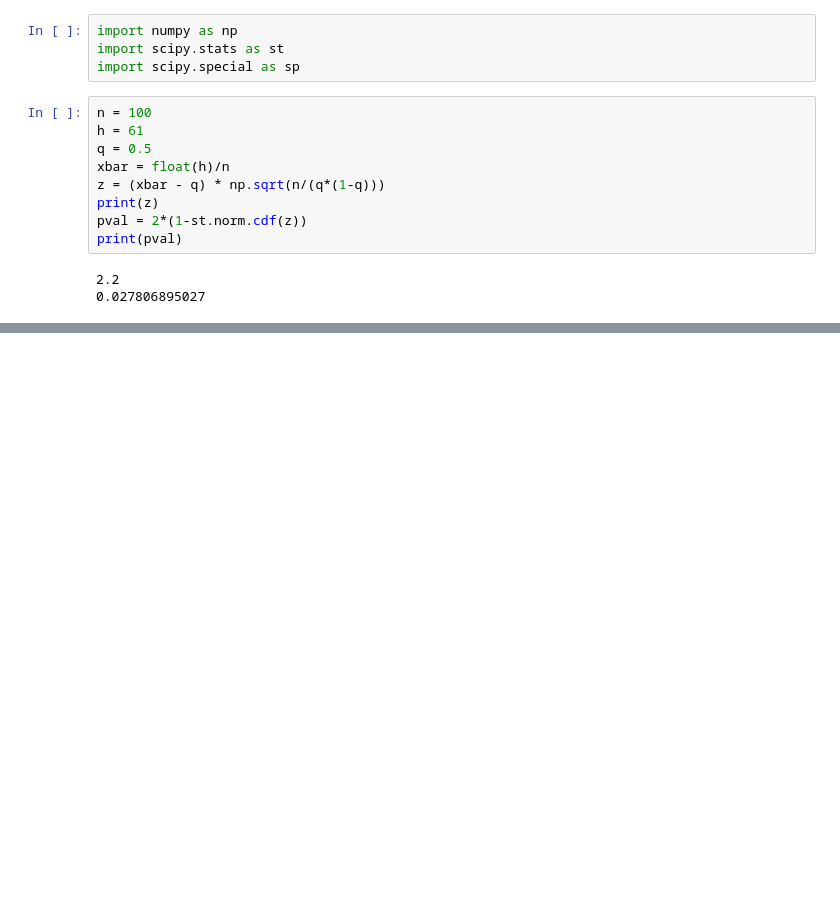
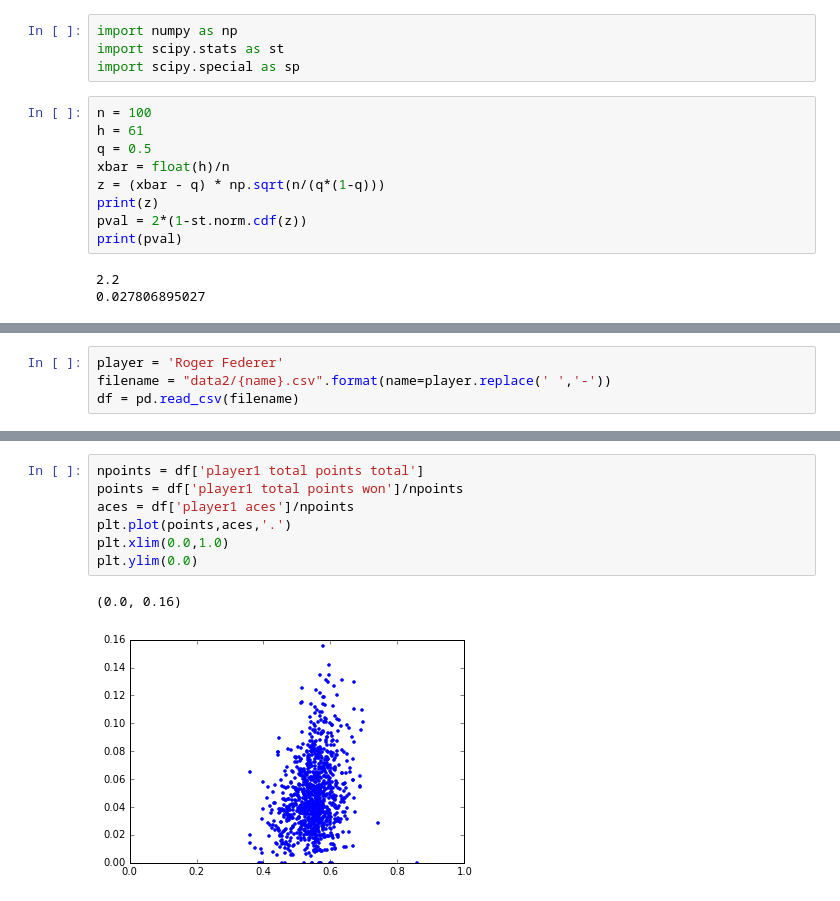
Before and after one commit to melancholymans/cookbook, a Jupyter notebook: IPythonCookBook.ipynb, the cells around one changed output, grey strips where cells are left out. Drawn from its saved outputs; the diff is of its cells as text; blank space fills up the shorter version.

```diff
--- a/IPythonCookBook.ipynb
+++ b/IPythonCookBook.ipynb
@@ -777,0 +803,4 @@ print(pval)
+# %%
+player = 'Roger Federer'
+filename = "data2/{name}.csv".format(name=player.replace(' ','-'))
+df = pd.read_csv(filename)
@@ -777,0 +889,10 @@ print(pval)
+# %%
+npoints = df['player1 total points total']
+points = df['player1 total points won']/npoints
+aces = df['player1 aces']/npoints
+plt.plot(points,aces,'.')
+plt.xlim(0.0,1.0)
+plt.ylim(0.0)
+# %% [output]
+(0.0, 0.16)
+[figure, added]
```
Also changed, not shown: parts of 7 cells of this notebook.
